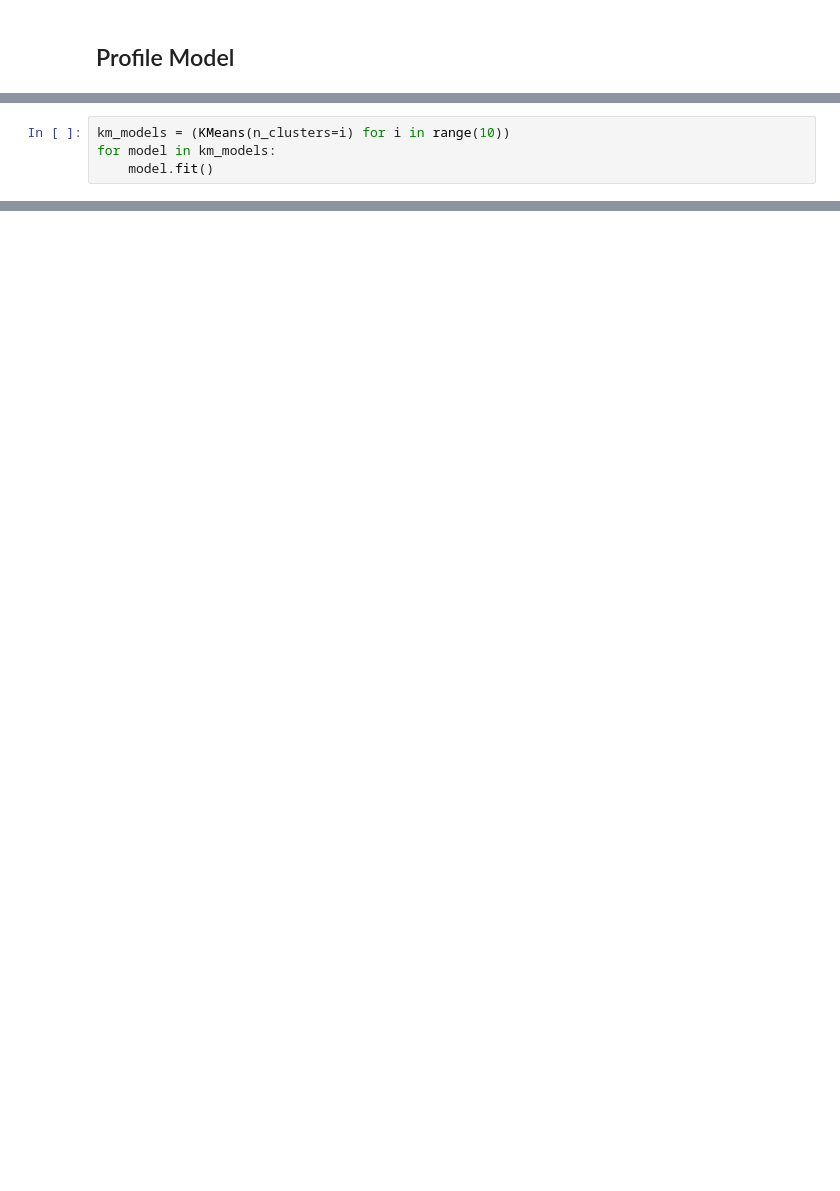
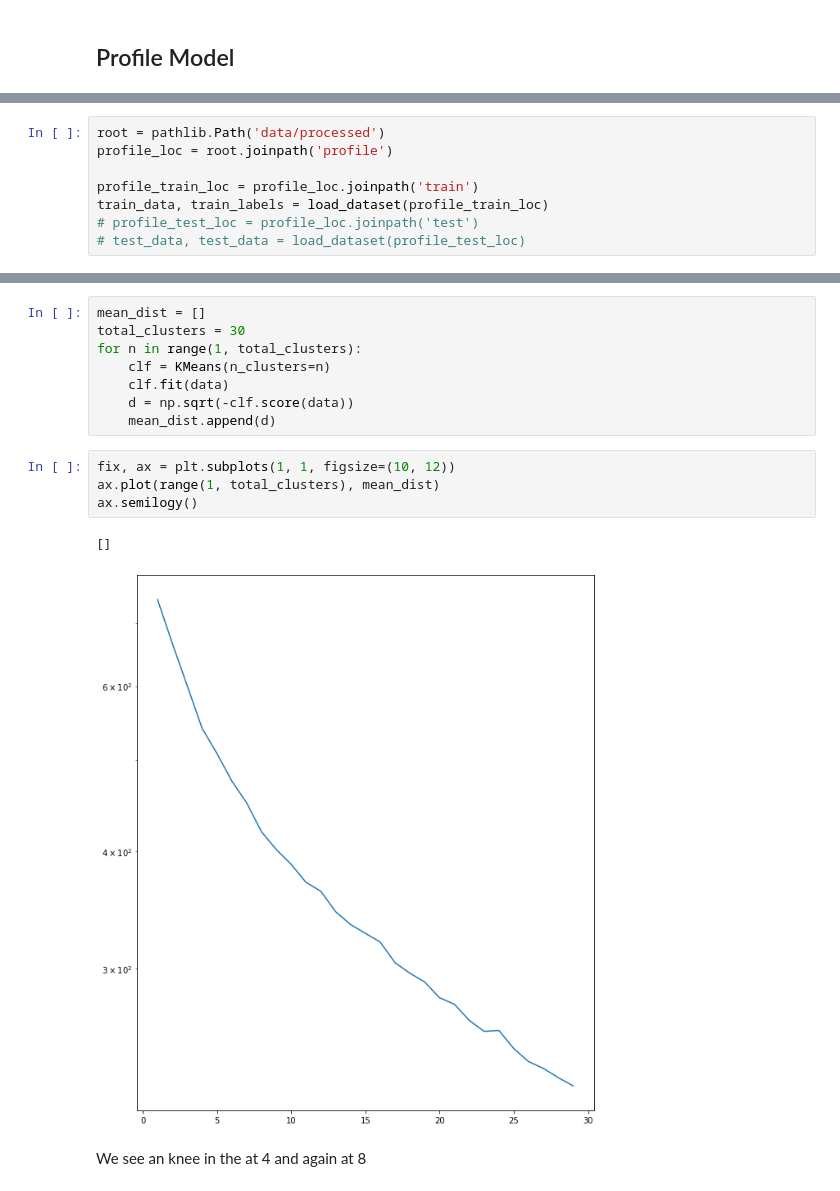
Before and after one commit to amcumber/udacity-mle-capstone-project, a Jupyter notebook: Starbucks_Capstone_notebook.ipynb, the cells around one changed output, grey strips where cells are left out. Cells and saved outputs as stored; diff of their text form; blank space fills up the shorter version.

```diff
--- a/Starbucks_Capstone_notebook.ipynb
+++ b/Starbucks_Capstone_notebook.ipynb
@@ -634,4 +696,8 @@ from sklearn.cluster import KMeans
-# %%
-km_models = (KMeans(n_clusters=i) for i in range(10))
-for model in km_models:
-    model.fit()
+# %%
+root = pathlib.Path('data/processed')
+profile_loc = root.joinpath('profile')
+
+profile_train_loc = profile_loc.joinpath('train')
+train_data, train_labels = load_dataset(profile_train_loc)
+# profile_test_loc = profile_loc.joinpath('test')
+# test_data, test_data = load_dataset(profile_test_loc)
@@ -637,0 +723,17 @@ for model in km_models:
+# %%
+mean_dist = []
+total_clusters = 30
+for n in range(1, total_clusters):
+    clf = KMeans(n_clusters=n)
+    clf.fit(data)
+    d = np.sqrt(-clf.score(data))
+    mean_dist.append(d)
+# %%
+fix, ax = plt.subplots(1, 1, figsize=(10, 12))
+ax.plot(range(1, total_clusters), mean_dist)
+ax.semilogy()
+# %% [output]
+[]
+[figure, added]
+# %% [markdown]
+We see an knee in the at 4 and again at 8
```
Also changed, not shown: parts of 19 cells of this notebook, 1 other file.
